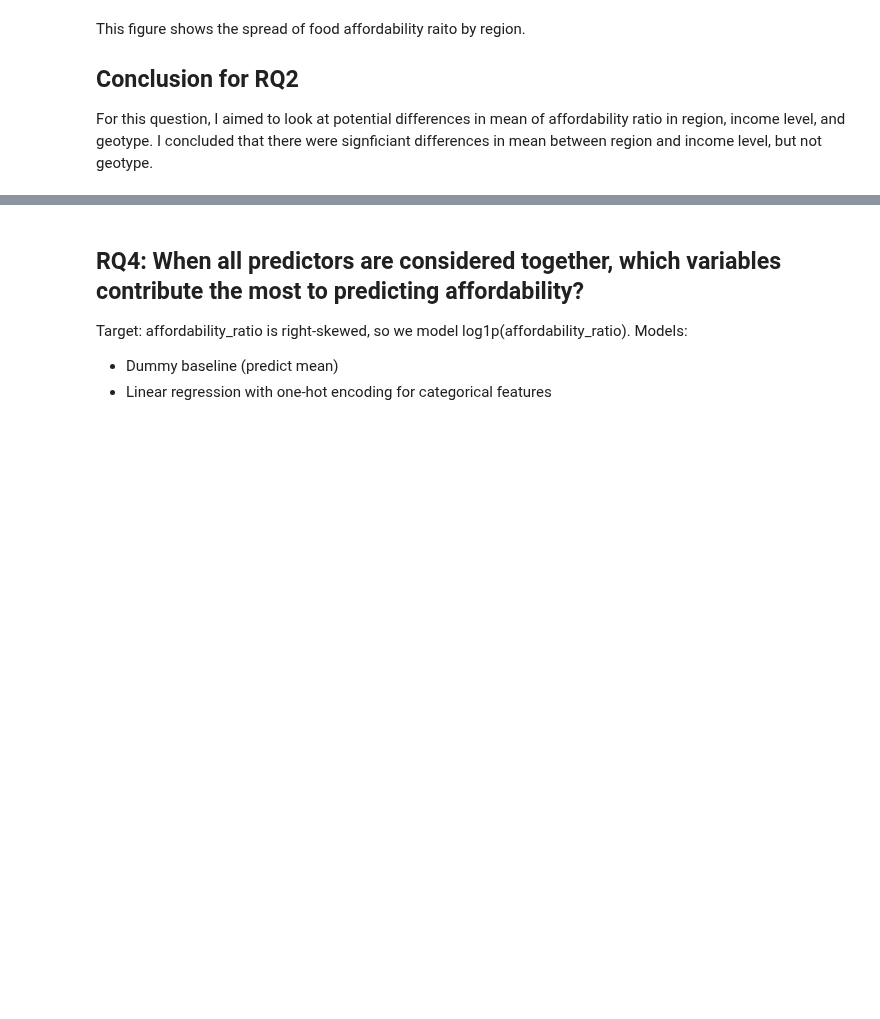
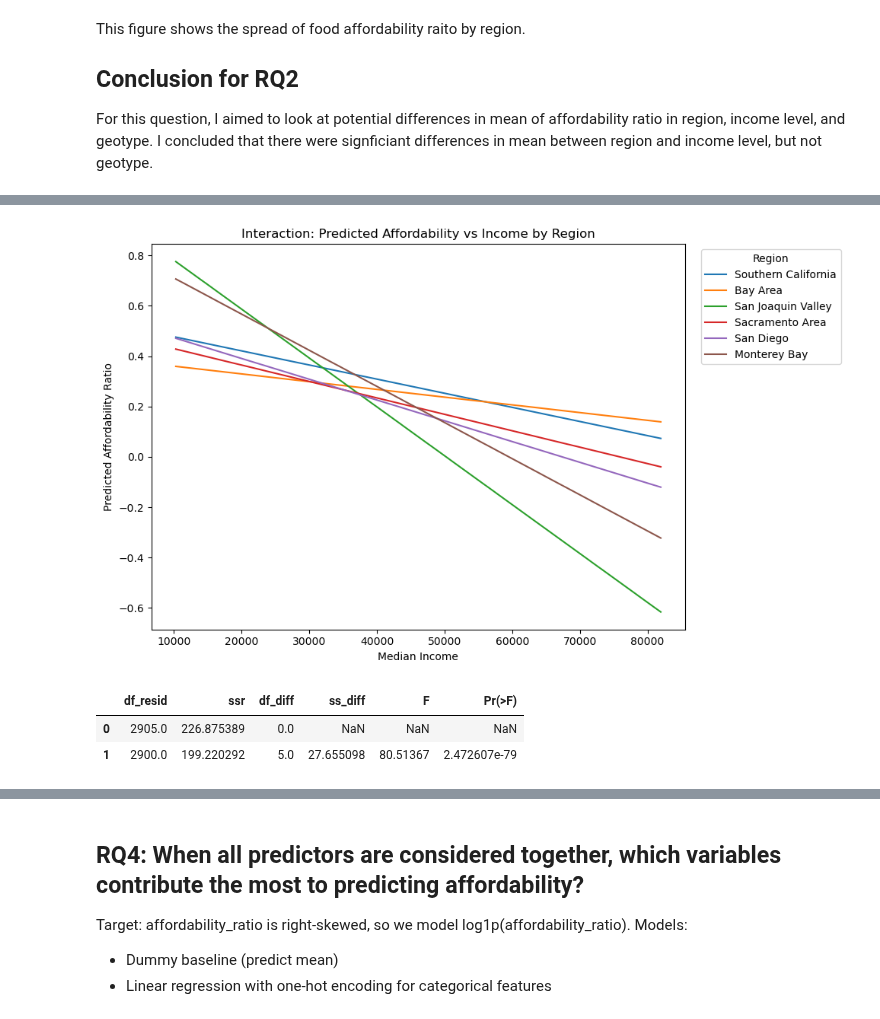
Before and after one commit to UCB-stat-159-f25/final-group18, a Jupyter notebook: modeling.ipynb, the cells around one changed output, grey strips where cells are left out. Drawn from its saved outputs; the diff is of its cells as text; code cells hidden in the pictures; blank space fills up the shorter version.

```diff
--- a/modeling.ipynb
+++ b/modeling.ipynb
@@ -182,0 +234,40 @@ For this question, I aimed to look at potential differences in mean of affordabi
+# %%
+low, high = df_rq3_plot["median_income"].quantile([0.05, 0.95])
+income_grid_raw = np.linspace(low, high, 100)
+
+income_grid = income_grid_raw - df_rq3_plot["median_income"].mean()
+pred_frames = []
+for r in top_regions:
+    tmp = pd.DataFrame({
+        "income_c": income_grid,
+        "region_name": r
+    })
+    tmp["pred_affordability"] = model_int.predict(tmp)
+    pred_frames.append(tmp)
+
+pred_df = pd.concat(pred_frames, ignore_index=True)
+plt.figure(figsize=(10, 6))
+for r in top_regions:
+    sub = pred_df[pred_df["region_name"] == r]
+    plt.plot(income_grid_raw, sub["pred_affordability"], label=r)
+plt.xlabel("Median Income")
+plt.ylabel("Predicted Affordability Ratio")
+plt.title("Interaction: Predicted Affordability vs Income by Region")
+plt.legend(title="Region", bbox_to_anchor=(1.02, 1), loc="upper left")
+plt.tight_layout()
+plt.show()
+# %% [output]
+[figure, added]
+# %%
+model_no_int = smf.ols(
+    "affordability_ratio ~ income_c + C(region_name)",
+    data=df_rq3_plot
+).fit()
+
+from statsmodels.stats.anova import anova_lm
+anova_cmp = anova_lm(model_no_int, model_int)
+anova_cmp
+# %% [output]
+|  | df_resid | ssr | df_diff | ss_diff | F | Pr(>F) |
+| 0 | 2905.0 | 226.875389 | 0.0 | NaN | NaN | NaN |
+| 1 | 2900.0 | 199.220292 | 5.0 | 27.655098 | 80.51367 | 2.472607e-79 |
```
Also changed, not shown: parts of 6 cells of this notebook, 19 other files.
